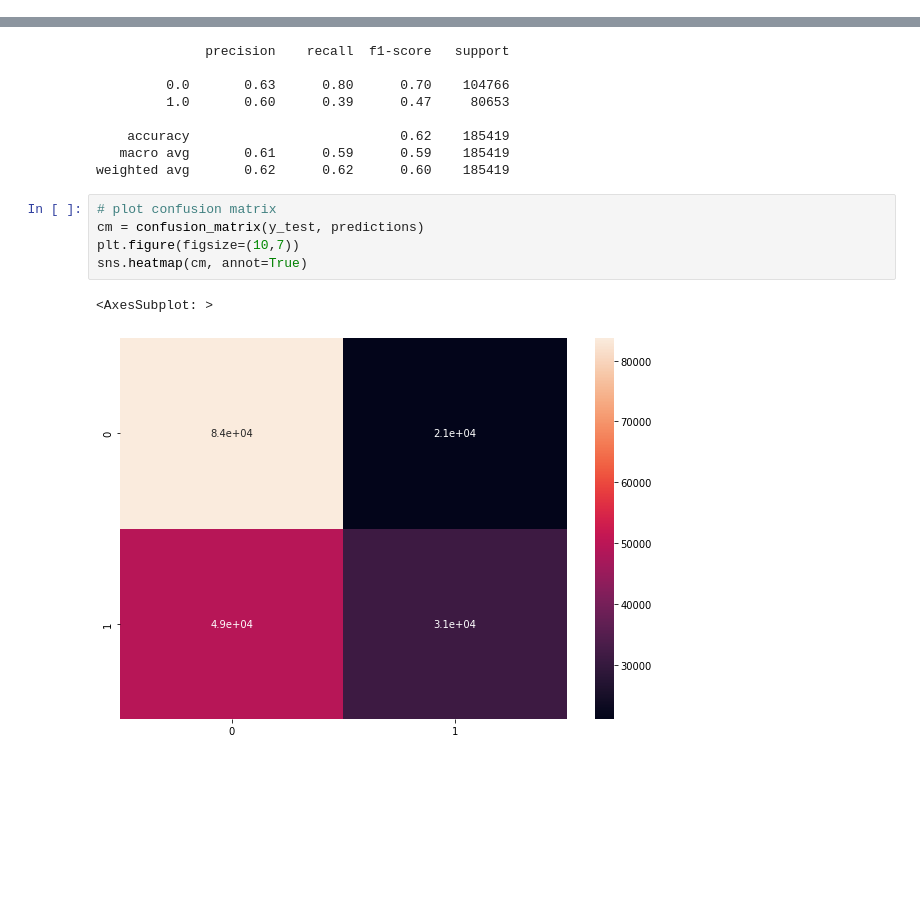
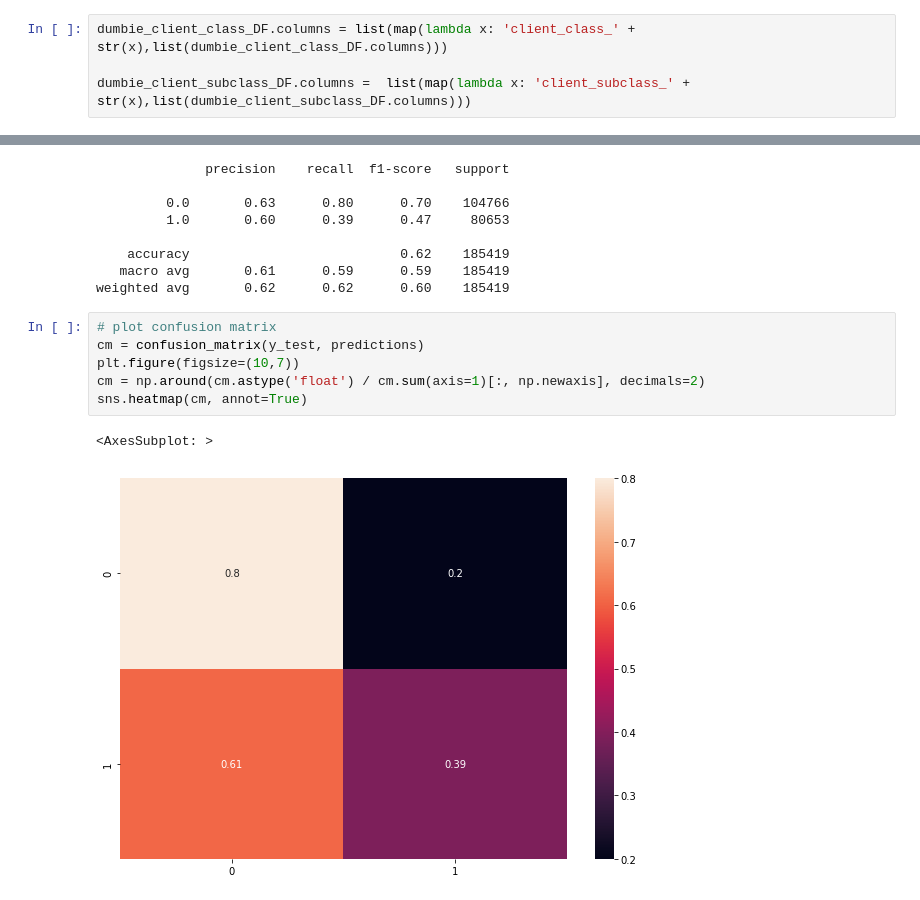
Before and after one commit to Bissiatti/BA-Case1-Elogroup-FGV, a Jupyter notebook: case1.ipynb, the cells around one changed output, grey strips where cells are left out. Cells and saved outputs as stored; diff of their text form; blank space fills up the shorter version.

```diff
--- a/case1.ipynb
+++ b/case1.ipynb
@@ -275,6 +275,10 @@ dummie_regional_list1
 dummie_conn_DF = pd.get_dummies(df1['connection_type'])
 dumbie_client_class_DF = pd.get_dummies(df1['client_class'])
 dumbie_client_subclass_DF = pd.get_dummies(df1['client_subclass'])
+# %%
+dumbie_client_class_DF.columns = list(map(lambda x: 'client_class_' + str(x),list(dumbie_client_class_DF.columns)))
+
+dumbie_client_subclass_DF.columns =  list(map(lambda x: 'client_subclass_' + str(x),list(dumbie_client_subclass_DF.columns)))
 # %%
 df1.head()
 # %% [output]
@@ -325,8 +349,9 @@ weighted avg       0.62      0.62      0.60    185419
 # %%
 # plot confusion matrix
 cm = confusion_matrix(y_test, predictions)
 plt.figure(figsize=(10,7))
+cm = np.around(cm.astype('float') / cm.sum(axis=1)[:, np.newaxis], decimals=2)
 sns.heatmap(cm, annot=True)
 # %% [output]
 <AxesSubplot: >
-[figure, old version]
+[figure, new version]
```
Also changed, not shown: parts of 43 cells of this notebook.
